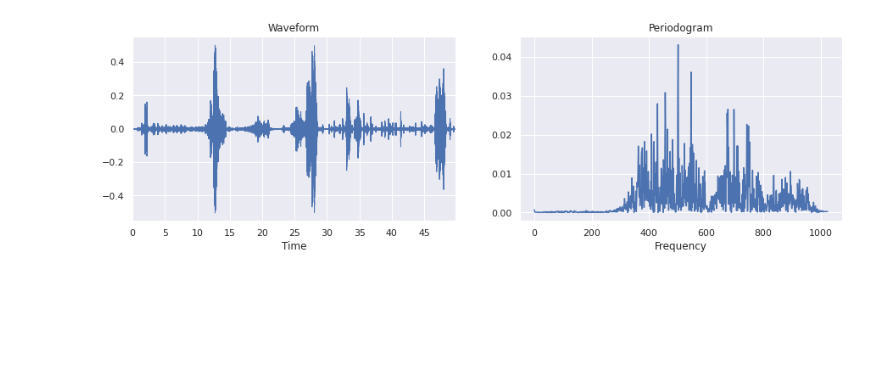
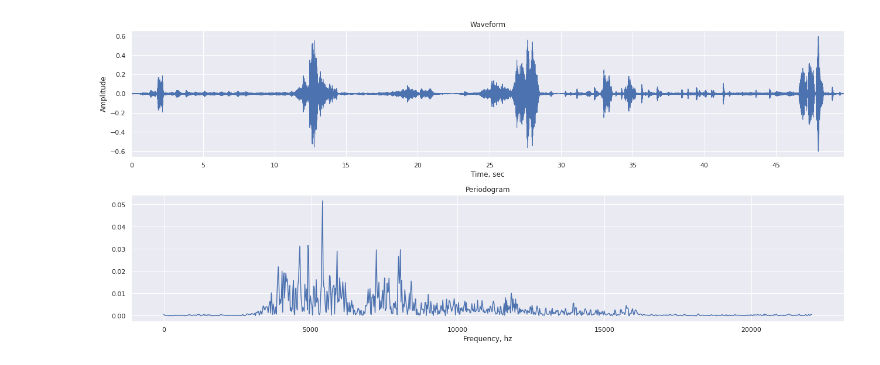
Before and after one commit to tarashypka/pyturdus, a Jupyter notebook: ipynb/spectrograms.ipynb, the cells around one changed output. Cells and saved outputs as stored; diff of their text form; code cells hidden in the pictures; blank space fills up the shorter version.

```diff
--- a/ipynb/spectrograms.ipynb
+++ b/ipynb/spectrograms.ipynb
@@ -11,30 +12,33 @@ import matplotlib.pyplot as plt
 sb.set()
 # %%
 call_path = Path(os.environ['DATA_DIR']) / 'calls' / 'apus_apus' / '103552.wav'
+call, sr = librosa.load(call_path, sr=44100)
+
+# Trim silent edges
+call, _ = librosa.effects.trim(call)
 # %%
-call, sr = librosa.load(call_path)
-
-# Trim silent edges
-call, _ = librosa.effects.trim(call)
-
 # Split signal into 2048 windows and compute STFT only for the first window
 n_fft = 2048
-D = np.abs(librosa.stft(call[:n_fft], n_fft=n_fft, hop_length=n_fft+1))
+S = np.abs(librosa.stft(call[:n_fft], n_fft=n_fft, hop_length=n_fft+1))
+freqs = sr / n_fft * np.arange(n_fft / 2 + 1)
 
-plt.figure(figsize=(15, 4))
+plt.figure(figsize=(18, 8))
 
-plt.subplot(1, 2, 1)
+plt.subplot(2, 1, 1)
 librosa.display.waveplot(call, sr=sr)
+plt.xlabel('Time, sec')
+plt.ylabel('Amplitude')
 plt.title('Waveform')
 
-plt.subplot(1, 2, 2)
-plt.plot(D)
-plt.xlabel('Frequency')
+plt.subplot(2, 1, 2)
+plt.plot(freqs, S)
+plt.xlabel('Frequency, hz')
 plt.title('Periodogram')
 
+plt.tight_layout()
 plt.show()
 # %% [output]
-[figure, old version]
+[figure, new version]
 # %%
 # Spectrogram is informative to the human eye when presented in log scale
 n_fft = 2048
```
Also changed, not shown: parts of 5 cells of this notebook.
